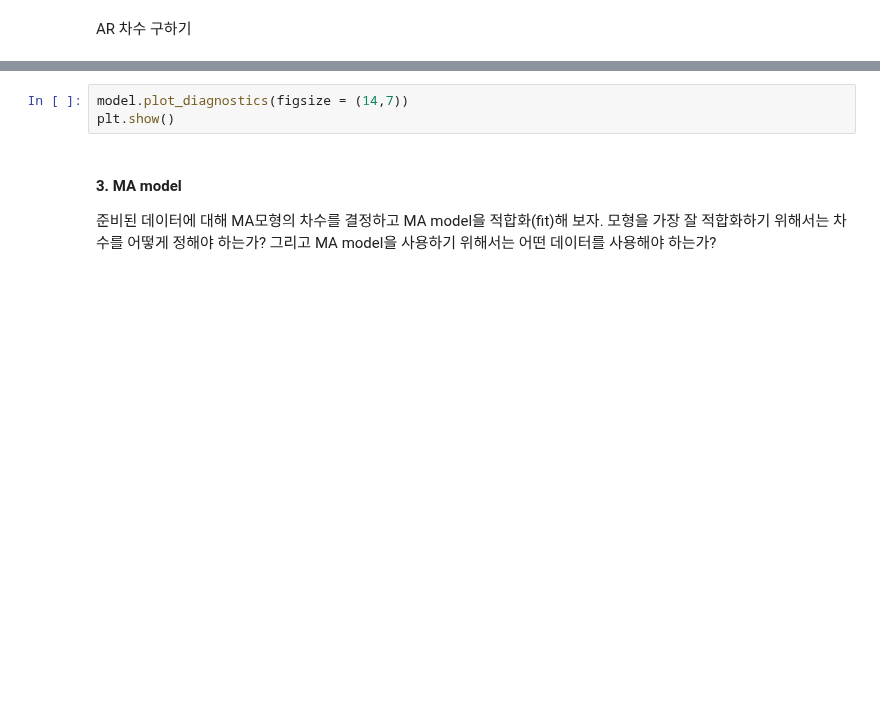
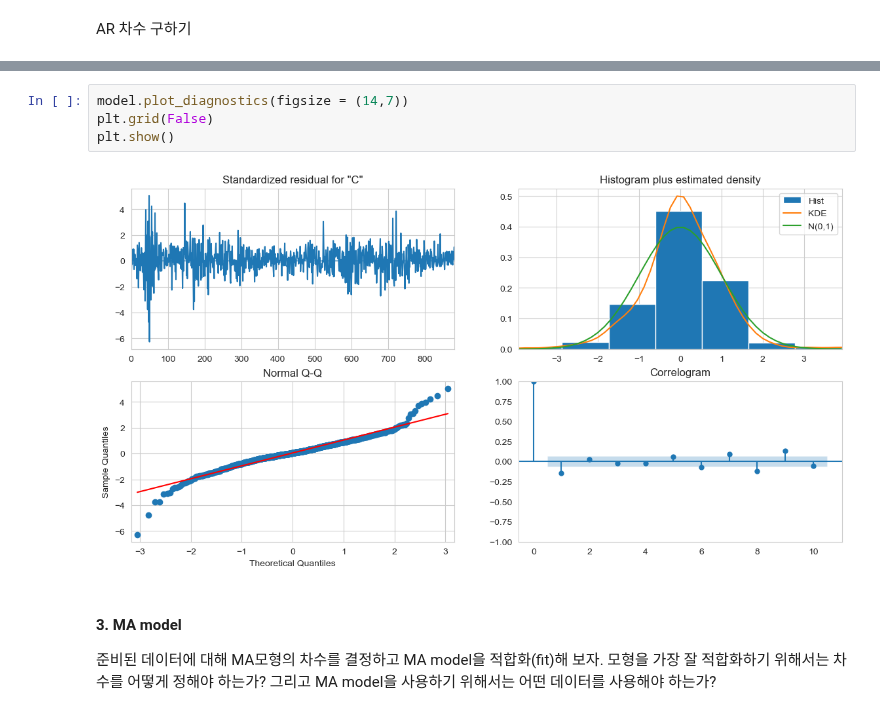
Before and after one commit to Tommylee1013/QUANTIFI, a Jupyter notebook: Week 05/Homework 5 example.ipynb, the cells around one changed output, grey strips where cells are left out. Cells and saved outputs as stored; diff of their text form; blank space fills up the shorter version.

```diff
--- a/Week 05/Homework 5 example.ipynb
+++ b/Week 05/Homework 5 example.ipynb
@@ -45,6 +96,9 @@ print(model.summary())
 # %%
 model.plot_diagnostics(figsize = (14,7))
+plt.grid(False)
 plt.show()
+# %% [output]
+[figure, added]
 # %% [markdown]
 #### 3. MA model
 
```
Also changed, not shown: parts of 17 cells of this notebook.
